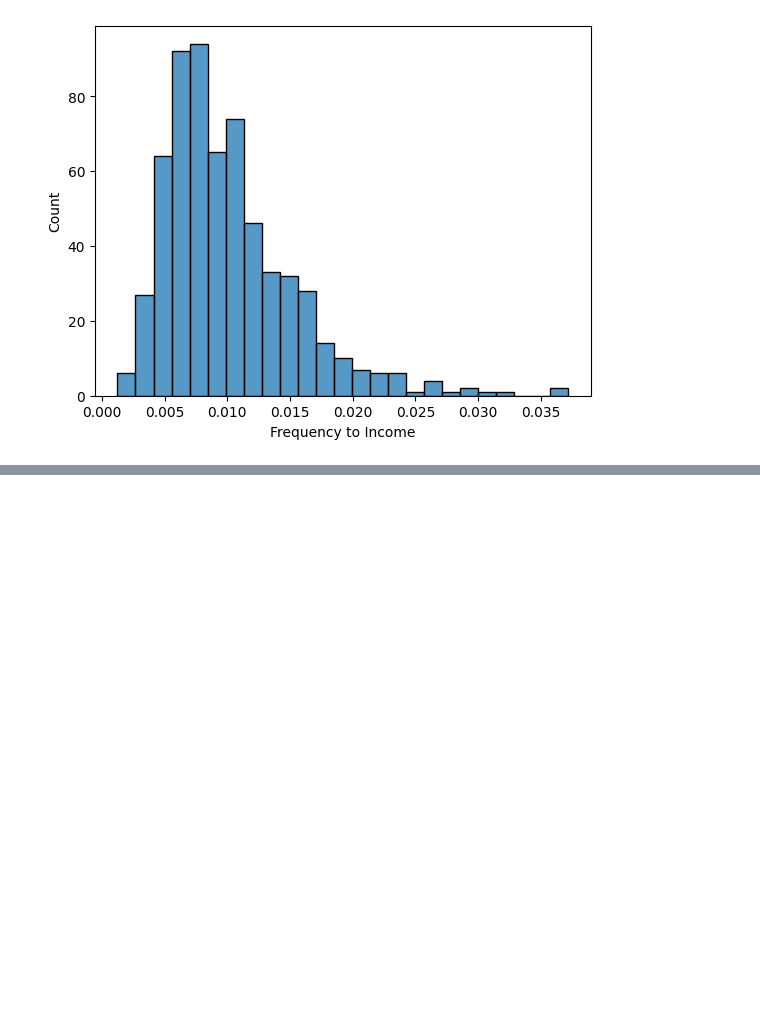
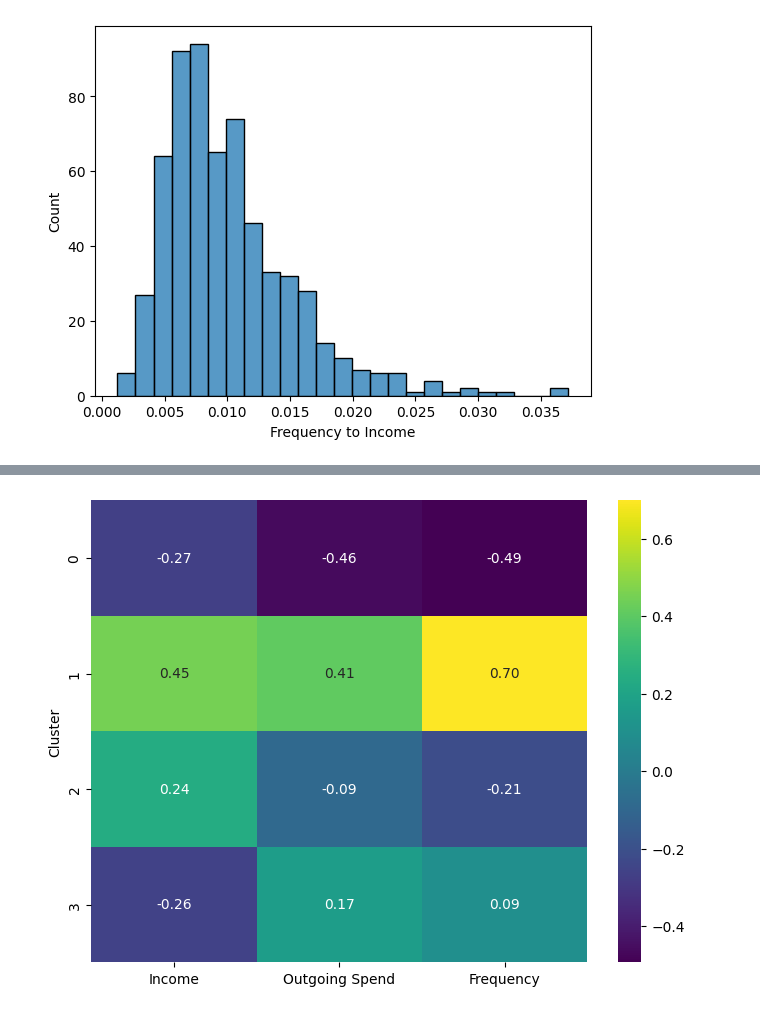
Before and after one commit to UoB-DSMP-2023-24/dsmp-2024-group-38, a Jupyter notebook: dataset2_segmentation_salary_transactions_frequency.ipynb, the cells around one changed output, grey strips where cells are left out. Saved outputs shown, nothing was run; the diff lists cells and outputs as text; code cells hidden in the pictures; blank space fills up the shorter version.

```diff
--- a/dataset2_segmentation_salary_transactions_frequency.ipynb
+++ b/dataset2_segmentation_salary_transactions_frequency.ipynb
@@ -331,0 +411,10 @@ sns.histplot(salaried_people['Frequency to Income'], fill=True,bins=25)
+# %%
+rel_imp = salaried_people[['Income','Outgoing Spend','Frequency', 'Cluster']]
+
+cluster_avg = rel_imp.groupby('Cluster').mean()
+
+population_avg = salaried_people[['Income','Outgoing Spend','Frequency']].mean()
+
+relative_imp = (cluster_avg / population_avg) - 1
+
+relative_imp.head()
@@ -331,0 +428,6 @@ sns.histplot(salaried_people['Frequency to Income'], fill=True,bins=25)
+# %%
+# plot relative importance
+plt.figure(figsize=(8,6))
+ax_heat=sns.heatmap(data=relative_imp, annot=True, fmt='.2f', cmap='viridis')
+# %% [output]
+[figure, added]
```
Also changed, not shown: parts of 5 cells of this notebook.
